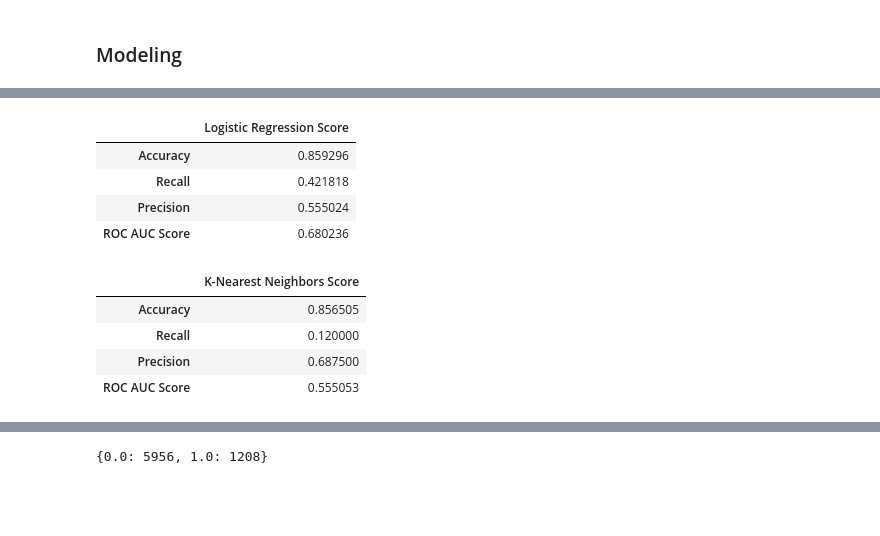
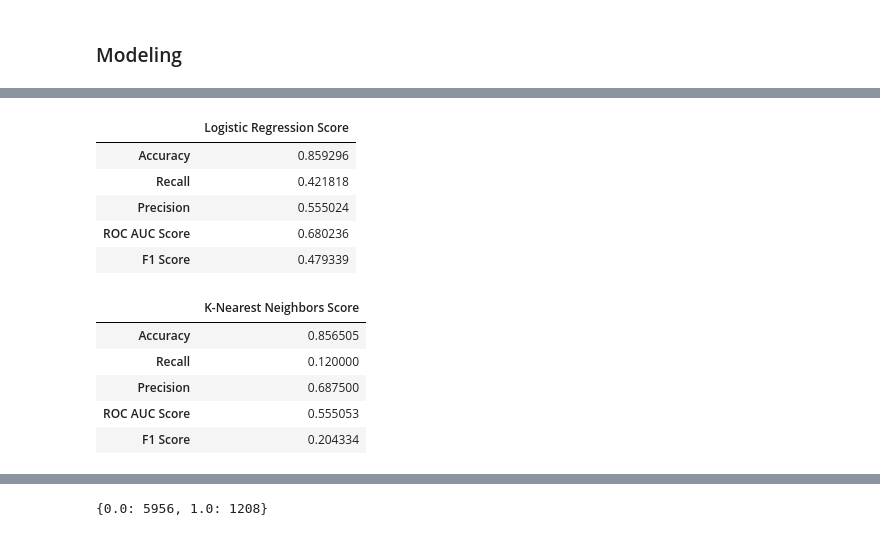
Before and after one commit to vaibhav1595/HR-Analytics-Predict-who-will-change-jobs, a Jupyter notebook: Predict_who_will_move_to_a_new_job.ipynb, the cells around one changed output, grey strips where cells are left out. Cells and saved outputs as stored; diff of their text form; code cells hidden in the pictures; blank space fills up the shorter version.

```diff
--- a/Predict_who_will_move_to_a_new_job.ipynb
+++ b/Predict_who_will_move_to_a_new_job.ipynb
@@ -792,21 +794,21 @@ rf.fit(X_train, y_train)
 rf_prediction = rf.predict(X_test)
 cm_rf = confusion_matrix(y_test, rf_prediction)
 rf_df = pd.DataFrame(data=[accuracy_score(y_test, rf_prediction), recall_score(y_test, rf_prediction),
-                            precision_score(y_test, rf_prediction), roc_auc_score(y_test, rf_prediction)],
+                            precision_score(y_test, rf_prediction), roc_auc_score(y_test, rf_prediction), f1_score(y_test, rf_prediction, zero_division=1)],
                             columns=['Random Forest Score'],
-                            index=["Accuracy", "Recall", "Precision", "ROC AUC Score"])
+                            index=["Accuracy", "Recall", "Precision", "ROC AUC Score", "F1 Score"])
 
 
 # Fine tuning the random forest classifier
 
-rf_tune = RandomForestClassifier(n_estimators=1000, criterion='gini', max_depth=32, max_features = 'auto')
+rf_tune = RandomForestClassifier(n_estimators=500, criterion='gini', max_depth=32, max_features = 'auto')
 rf_tune.fit(X_train, y_train)
 rf_tune_prediction = rf_tune.predict(X_test)
 cm_rf_tune = confusion_matrix(y_test, rf_tune_prediction)
 rf_tune_df = pd.DataFrame(data=[accuracy_score(y_test, rf_tune_prediction), recall_score(y_test, rf_tune_prediction),
-                            precision_score(y_test, rf_tune_prediction), roc_auc_score(y_test, rf_tune_prediction)],
+                            precision_score(y_test, rf_tune_prediction), roc_auc_score(y_test, rf_tune_prediction), f1_score(y_test, rf_tune_prediction, zero_division=1)],
                             columns=['Fine Tuned Random Forest Score'],
-                            index=["Accuracy", "Recall", "Precision", "ROC AUC Score"])
+                            index=["Accuracy", "Recall", "Precision", "ROC AUC Score", "F1 Score"])
 
 
 rf_score = pd.concat([rf_df,rf_tune_df] , axis=1)
@@ -820,20 +823,21 @@ rf_score
 # %%
 # Logistic Regression
 lr = LogisticRegression()
 lr.fit(X_train, y_train)
 lr_prediction = lr.predict(X_test)
 cm_lr = confusion_matrix(y_test, lr_prediction)
 lr_df = pd.DataFrame(data=[accuracy_score(y_test, lr_prediction), recall_score(y_test, lr_prediction),
-                            precision_score(y_test, lr_prediction), roc_auc_score(y_test, lr_prediction)],
+                            precision_score(y_test, lr_prediction), roc_auc_score(y_test, lr_prediction), f1_score(y_test, lr_prediction, zero_division=1)],
                             columns=['Logistic Regression Score'],
-                            index=["Accuracy", "Recall", "Precision", "ROC AUC Score"])
+                            index=["Accuracy", "Recall", "Precision", "ROC AUC Score", "F1 Score"])
 lr_df
 # %% [output]
 |  | Logistic Regression Score |
 | Accuracy | 0.859296 |
 | Recall | 0.421818 |
 | Precision | 0.555024 |
 | ROC AUC Score | 0.680236 |
+| F1 Score | 0.479339 |
 # %%
 # KNN
 
@@ -855,9 +859,9 @@ KNN.fit(X_train, y_train)
 KNN_prediction = KNN.predict(X_test)
 cm_KNN = confusion_matrix(y_test, KNN_prediction)
 KNN_df = pd.DataFrame(data=[accuracy_score(y_test, KNN_prediction), recall_score(y_test, KNN_prediction),
-                            precision_score(y_test, KNN_prediction), roc_auc_score(y_test, KNN_prediction)],
+                            precision_score(y_test, KNN_prediction), roc_auc_score(y_test, KNN_prediction), f1_score(y_test, KNN_prediction, zero_division=1)],
                             columns=['K-Nearest Neighbors Score'],
-                            index=["Accuracy", "Recall", "Precision", "ROC AUC Score"])
+                            index=["Accuracy", "Recall", "Precision", "ROC AUC Score", "F1 Score"])
 KNN_df
 # %% [output]
 |  | K-Nearest Neighbors Score |
@@ -865,3 +869,4 @@ KNN_df
 | Recall | 0.120000 |
 | Precision | 0.687500 |
 | ROC AUC Score | 0.555053 |
+| F1 Score | 0.204334 |
```
Also changed, not shown: parts of 8 cells of this notebook.
